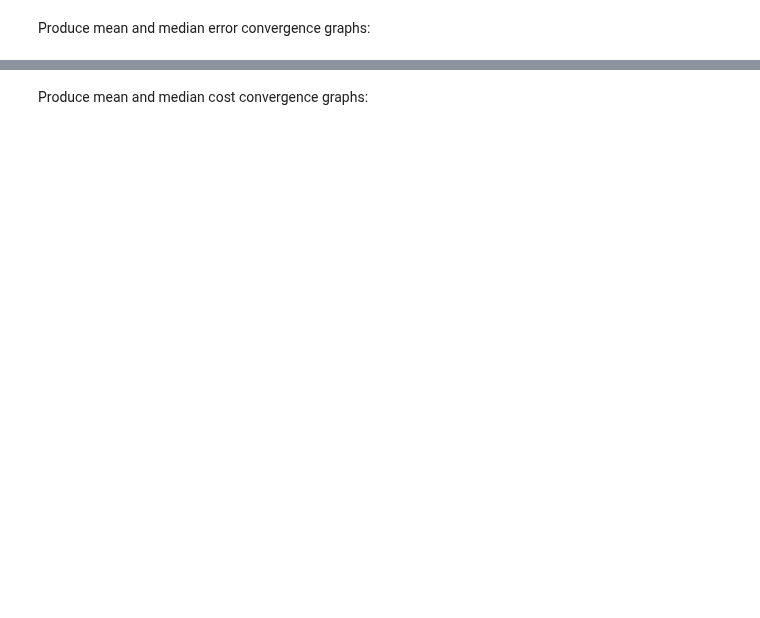
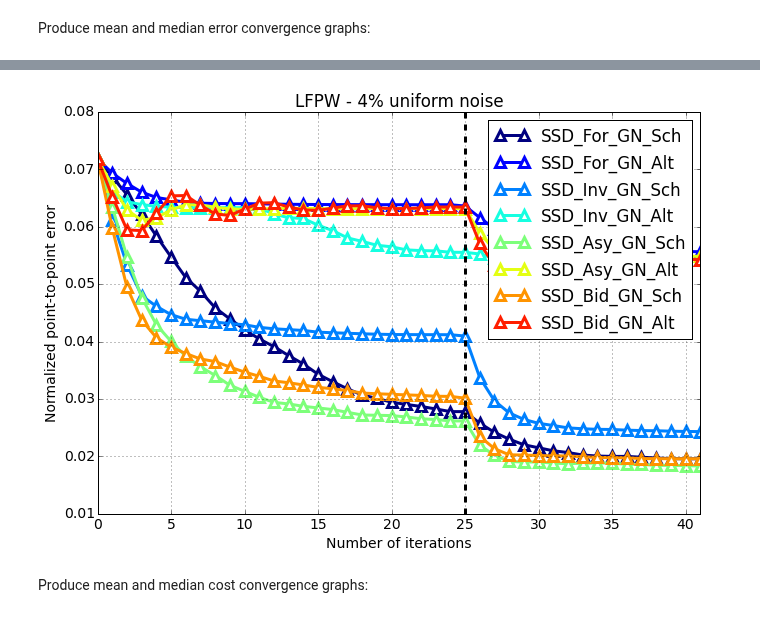
Before and after one commit to jalabort/scrap2, a Jupyter notebook: notebooks/alabort_arxiv2015/SSD Gauss Newton.ipynb, the cells around one changed output, grey strips where cells are left out. Saved outputs shown, nothing was run; the diff lists cells and outputs as text; code cells hidden in the pictures; blank space fills up the shorter version.

```diff
--- a/notebooks/alabort_arxiv2015/SSD Gauss Newton.ipynb
+++ b/notebooks/alabort_arxiv2015/SSD Gauss Newton.ipynb
@@ -268,32 +309,39 @@ plt.savefig(folder_name + 'mean_error_vs_iters_ssd_gn_{}.png'.format(int(100*noi
 # %%
 colours = sample_colours_from_colourmap(n_fitters, 'jet')
 
 fig = plt.figure()
 plt.hold(True)
 
 for i in range(len(mean_errors)):
     plt.plot(np.arange(0, len(mean_errors[i])),
              median_errors[i],
              color=colours[i],
              linewidth=3,
              marker='^',
              mec=colours[i],
              mfc='w',
              markersize=10,
              mew=3)
 
 plt.xlabel('Number of iterations')
 plt.ylabel('Normalized point-to-point error')
 plt.xlim((0, len(mean_errors[i]) - 1))
-plt.ylim((0.015, 0.075))
+plt.ylim((0.01, 0.08))
+plt.grid(True)
 plt.legend(legend_entries[1:])
+
+xs = (max_iters[0] + 1 , max_iters[0] + 1)
+ys = (0.01, 0.08)
+plt.plot(xs, ys, 'k--', lw=3)
 
 plt.title('LFPW - {}% uniform noise '.format(int(100*noise_percentage)))
 
-fig.set_size_inches(2 * fig.get_size_inches())
+fig.set_size_inches(1.8 * fig.get_size_inches())
 
-plt.savefig(folder_name + 'median_error_vs_iters_alpha_ssd_gn_{}.png'.format(int(100*noise_percentage)),
-            format='png', dpi=300)
+plt.savefig(result_name + 'median_error_vs_iters_alpha_ssd_gn_{}.png'.format(int(100*noise_percentage)),
+            format='png', dpi=300, bbox_inches='tight')
+# %% [output]
+[figure, added]
 # %% [markdown]
 Produce mean and median cost convergence graphs:
 # %%
```
Also changed, not shown: parts of 20 cells of this notebook, 5 other files.
